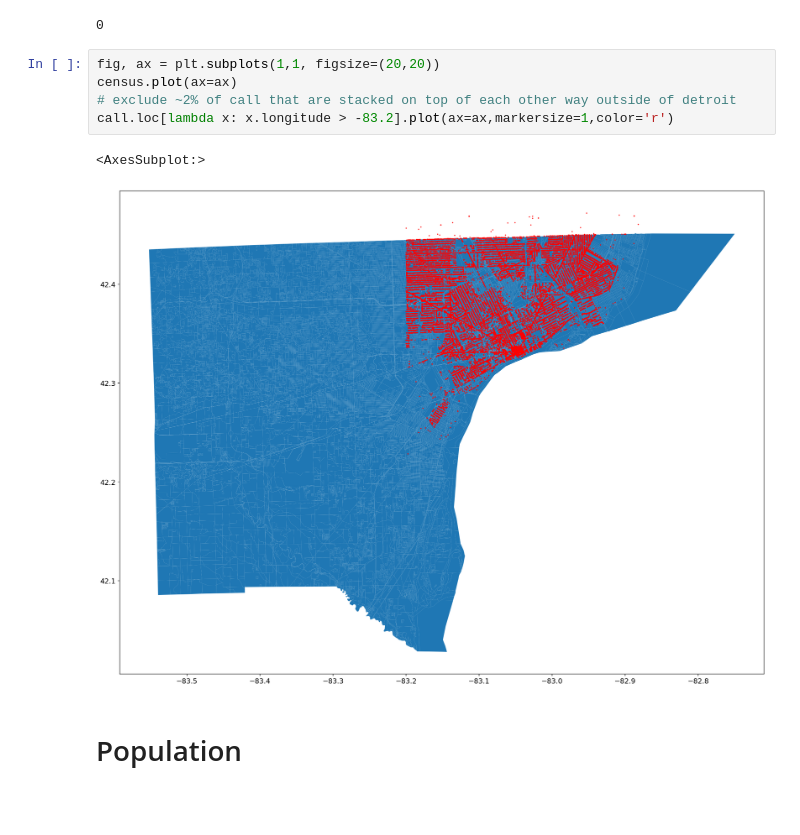
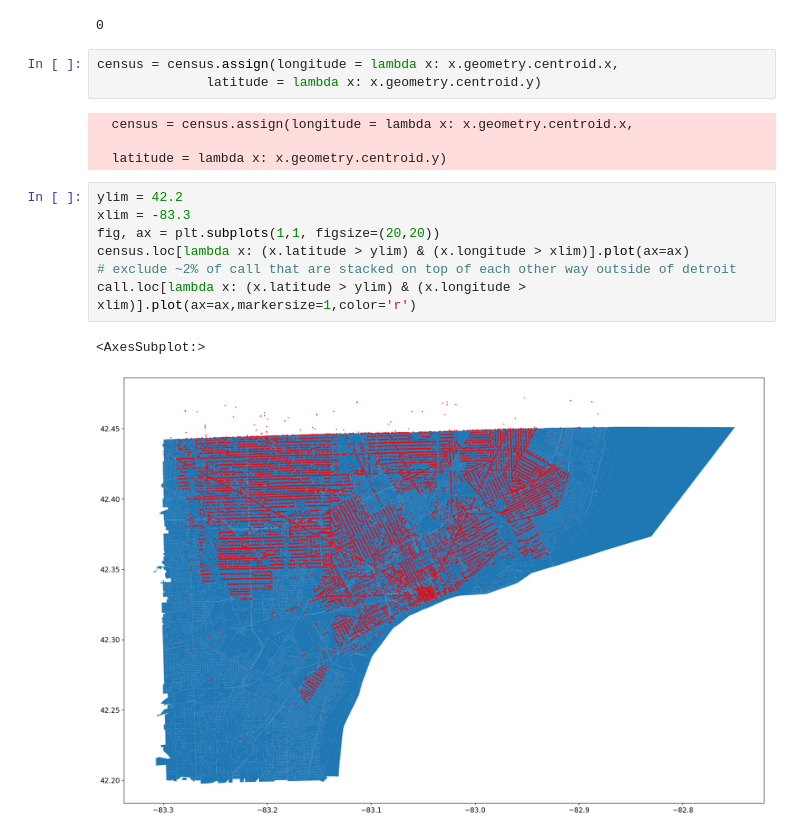
Before and after one commit to ahakso/detroit, a Jupyter notebook: census_blocks.ipynb, the cells around one changed output. Saved outputs shown, nothing was run; the diff lists cells and outputs as text; blank space fills up the shorter version.

```diff
--- a/census_blocks.ipynb
+++ b/census_blocks.ipynb
@@ -146,13 +146,20 @@ call.loc[lambda x: call.longitude< -84].block_id.notna().sum()
 | 162 | TRAFFIC STOP | 2020-06-25 15:30:52 | <NA> | TRF STOP | Yes | 2 | 3079458 | -84.132207 | ... |
 | 279 | REMARKS | 2020-06-25 16:02:41 | <NA> | REMARKS | Yes | 3 | 3079576 | -84.132207 | ... |
 0
+# %%
+census = census.assign(longitude = lambda x: x.geometry.centroid.x,
+              latitude = lambda x: x.geometry.centroid.y)
+# %% [output]
+  census = census.assign(longitude = lambda x: x.geometry.centroid.x,
+
+  latitude = lambda x: x.geometry.centroid.y)
 # %%
+ylim = 42.2
+xlim = -83.3
 fig, ax = plt.subplots(1,1, figsize=(20,20))
-census.plot(ax=ax)
+census.loc[lambda x: (x.latitude > ylim) & (x.longitude > xlim)].plot(ax=ax)
 # exclude ~2% of call that are stacked on top of each other way outside of detroit
-call.loc[lambda x: x.longitude > -83.2].plot(ax=ax,markersize=1,color='r')
+call.loc[lambda x: (x.latitude > ylim) & (x.longitude > xlim)].plot(ax=ax,markersize=1,color='r')
 # %% [output]
 <AxesSubplot:>
-[figure, old version]
+[figure, new version]
-# %% [markdown]
-# Population
```
Also changed, not shown: parts of 6 cells of this notebook, 3 other files.
